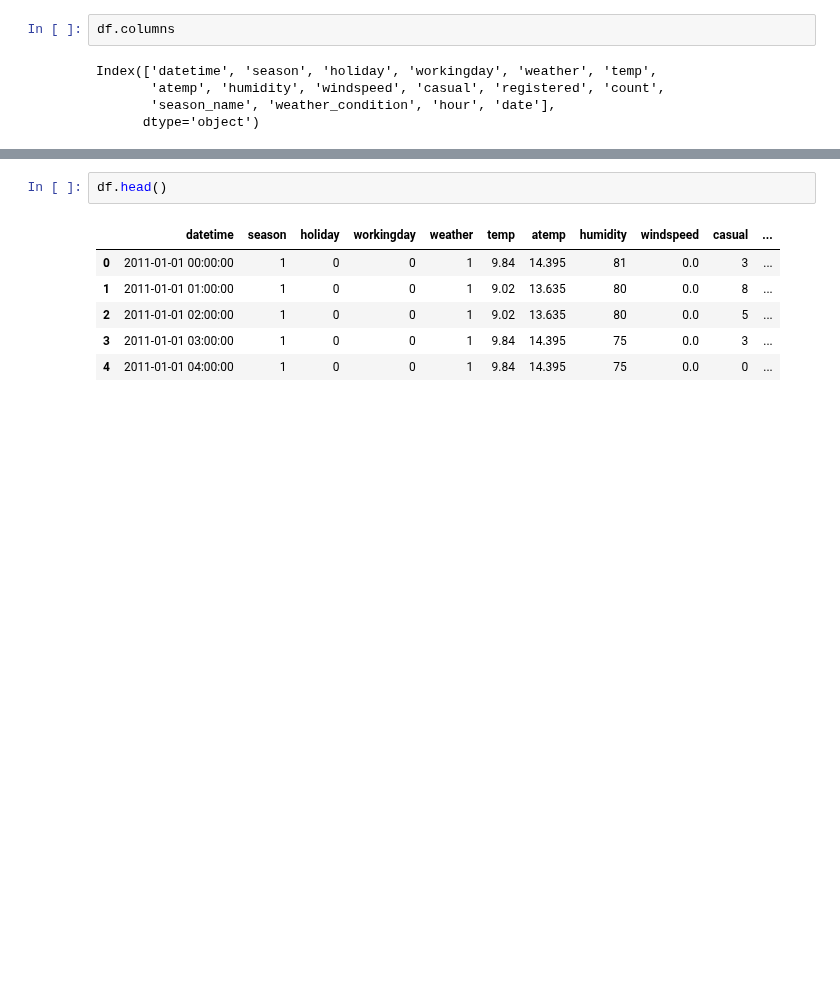
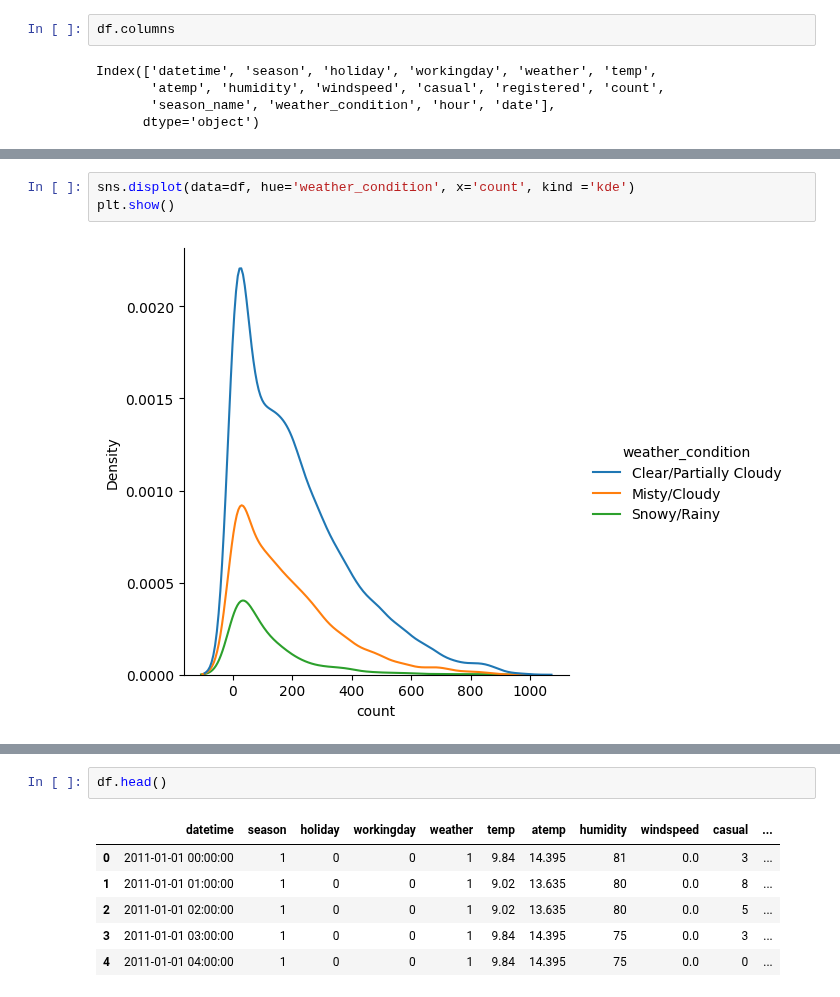
Before and after one commit to trehansalil/yulu_data_analysis, a Jupyter notebook: data_analysis.ipynb, the cells around one changed output, grey strips where cells are left out. Saved outputs shown, nothing was run; the diff lists cells and outputs as text; blank space fills up the shorter version.

```diff
--- a/data_analysis.ipynb
+++ b/data_analysis.ipynb
@@ -265,0 +291,5 @@ Index(['datetime', 'season', 'holiday', 'workingday', 'weather', 'temp',
+# %%
+sns.displot(data=df, hue='weather_condition', x='count', kind ='kde')
+plt.show()
+# %% [output]
+[figure, added]
```
Also changed, not shown: parts of 8 cells of this notebook.
